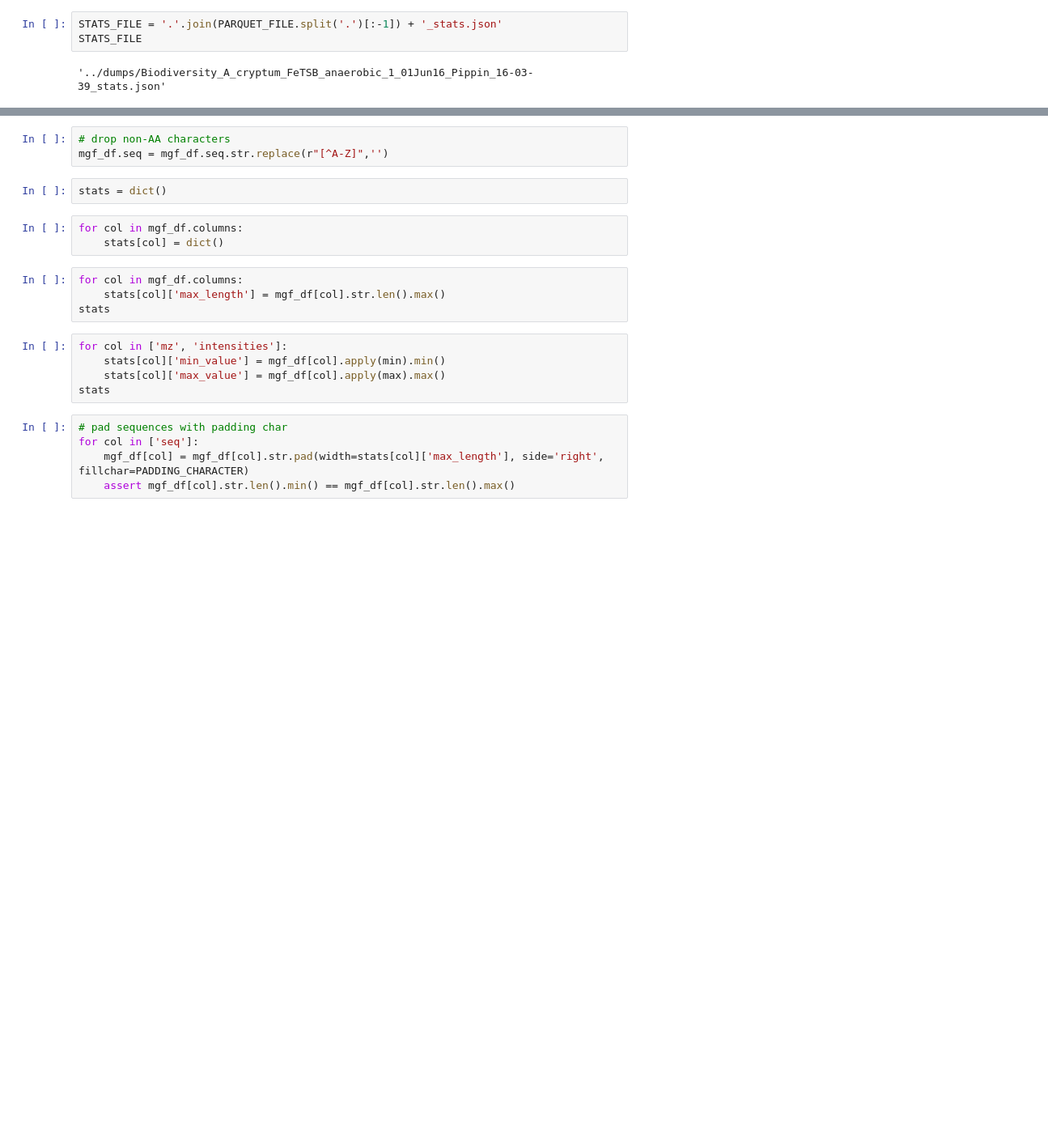
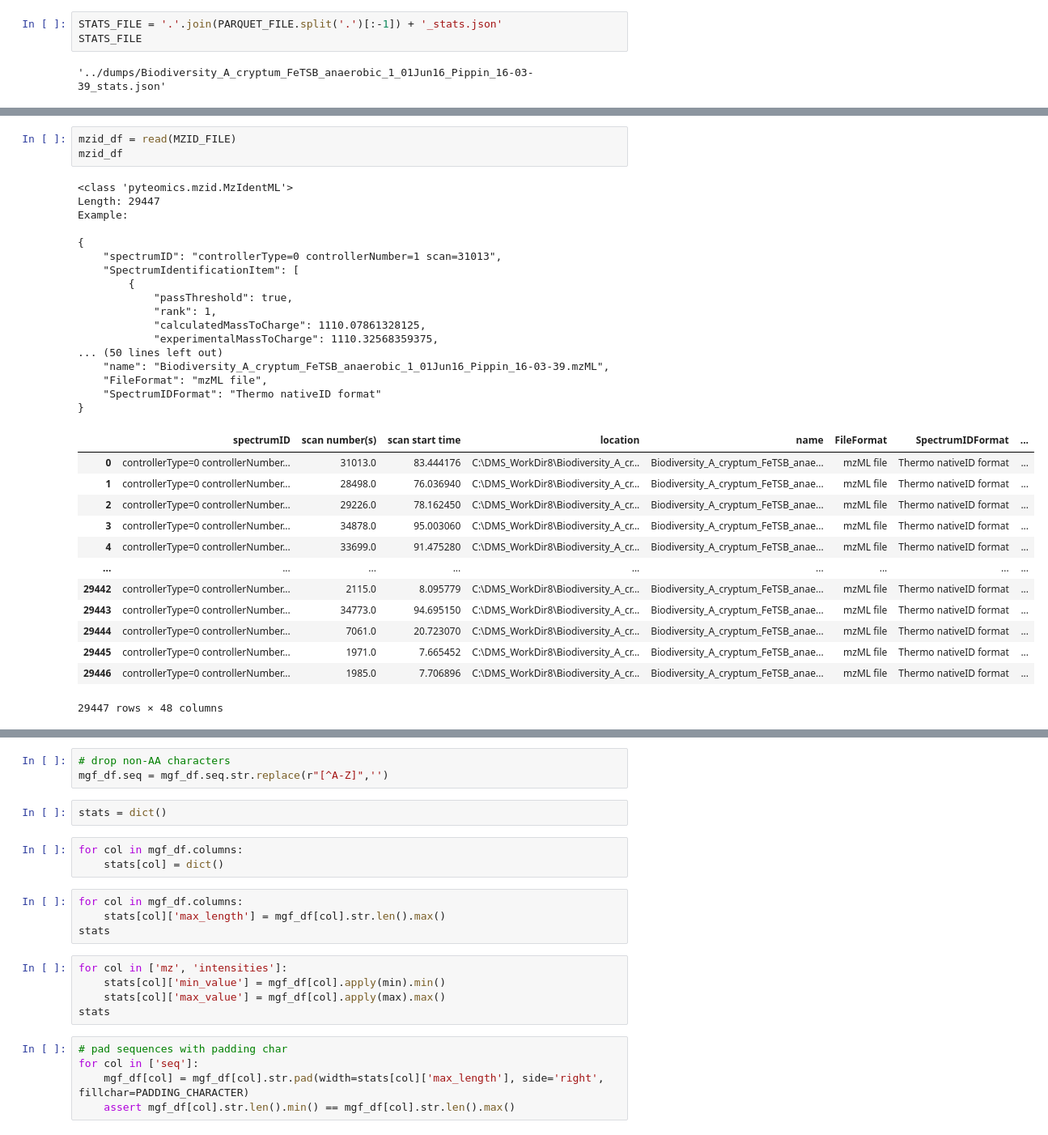
Before and after one commit to Miroka96/mmdenovo, a Jupyter notebook: src/210106 Data Preparation.ipynb, the cells around one changed output, grey strips where cells are left out. Shown at 81% size. Cells and saved outputs as stored; diff of their text form; blank space fills up the shorter version.

```diff
--- a/src/210106 Data Preparation.ipynb
+++ b/src/210106 Data Preparation.ipynb
@@ -78,0 +57,34 @@ mgf_df
+# %%
+mzid_df = read(MZID_FILE)
+mzid_df
+# %% [output]
+<class 'pyteomics.mzid.MzIdentML'>
+Length: 29447
+Example:
+
+{
+    "spectrumID": "controllerType=0 controllerNumber=1 scan=31013",
+    "SpectrumIdentificationItem": [
+        {
+            "passThreshold": true,
+            "rank": 1,
+            "calculatedMassToCharge": 1110.07861328125,
+            "experimentalMassToCharge": 1110.32568359375,
+... (50 lines left out)
+    "name": "Biodiversity_A_cryptum_FeTSB_anaerobic_1_01Jun16_Pippin_16-03-39.mzML",
+    "FileFormat": "mzML file",
+    "SpectrumIDFormat": "Thermo nativeID format"
+}
+|  | spectrumID | scan number(s) | scan start time | location | name | FileFormat | SpectrumIDFormat | ... |
+| 0 | controllerType=0 controllerNumber... | 31013.0 | 83.444176 | C:\DMS_WorkDir8\Biodiversity_A_cr... | Biodiversity_A_cryptum_FeTSB_anae... | mzML file | Thermo nativeID format | ... |
+| 1 | controllerType=0 controllerNumber... | 28498.0 | 76.036940 | C:\DMS_WorkDir8\Biodiversity_A_cr... | Biodiversity_A_cryptum_FeTSB_anae... | mzML file | Thermo nativeID format | ... |
+| 2 | controllerType=0 controllerNumber... | 29226.0 | 78.162450 | C:\DMS_WorkDir8\Biodiversity_A_cr... | Biodiversity_A_cryptum_FeTSB_anae... | mzML file | Thermo nativeID format | ... |
+| 3 | controllerType=0 controllerNumber... | 34878.0 | 95.003060 | C:\DMS_WorkDir8\Biodiversity_A_cr... | Biodiversity_A_cryptum_FeTSB_anae... | mzML file | Thermo nativeID format | ... |
+| 4 | controllerType=0 controllerNumber... | 33699.0 | 91.475280 | C:\DMS_WorkDir8\Biodiversity_A_cr... | Biodiversity_A_cryptum_FeTSB_anae... | mzML file | Thermo nativeID format | ... |
+| ... | ... | ... | ... | ... | ... | ... | ... | ... |
+| 29442 | controllerType=0 controllerNumber... | 2115.0 | 8.095779 | C:\DMS_WorkDir8\Biodiversity_A_cr... | Biodiversity_A_cryptum_FeTSB_anae... | mzML file | Thermo nativeID format | ... |
+| 29443 | controllerType=0 controllerNumber... | 34773.0 | 94.695150 | C:\DMS_WorkDir8\Biodiversity_A_cr... | Biodiversity_A_cryptum_FeTSB_anae... | mzML file | Thermo nativeID format | ... |
+| 29444 | controllerType=0 controllerNumber... | 7061.0 | 20.723070 | C:\DMS_WorkDir8\Biodiversity_A_cr... | Biodiversity_A_cryptum_FeTSB_anae... | mzML file | Thermo nativeID format | ... |
+| 29445 | controllerType=0 controllerNumber... | 1971.0 | 7.665452 | C:\DMS_WorkDir8\Biodiversity_A_cr... | Biodiversity_A_cryptum_FeTSB_anae... | mzML file | Thermo nativeID format | ... |
+| 29446 | controllerType=0 controllerNumber... | 1985.0 | 7.706896 | C:\DMS_WorkDir8\Biodiversity_A_cr... | Biodiversity_A_cryptum_FeTSB_anae... | mzML file | Thermo nativeID format | ... |
+29447 rows × 48 columns
```
Also changed, not shown: parts of 10 cells of this notebook, 11 other files.
